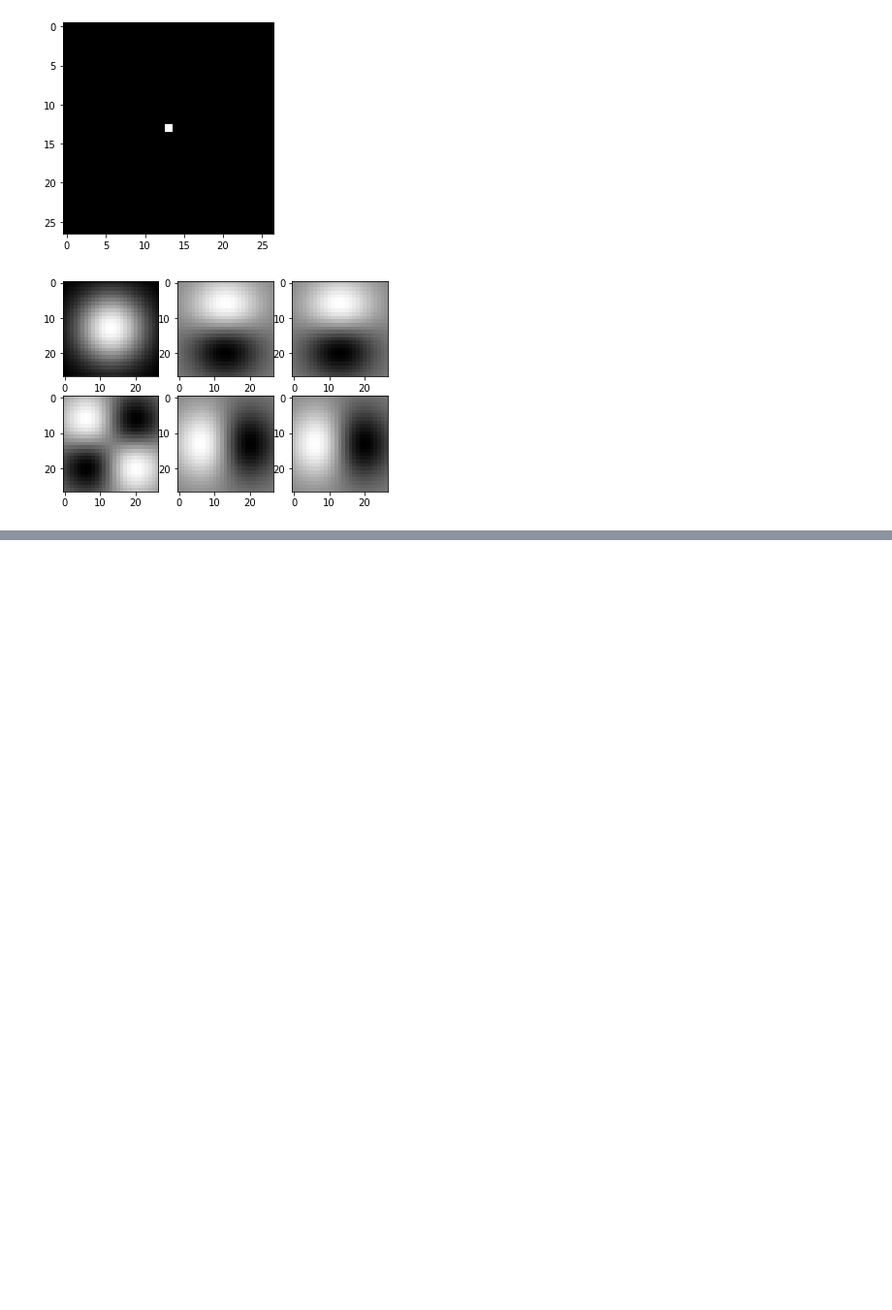
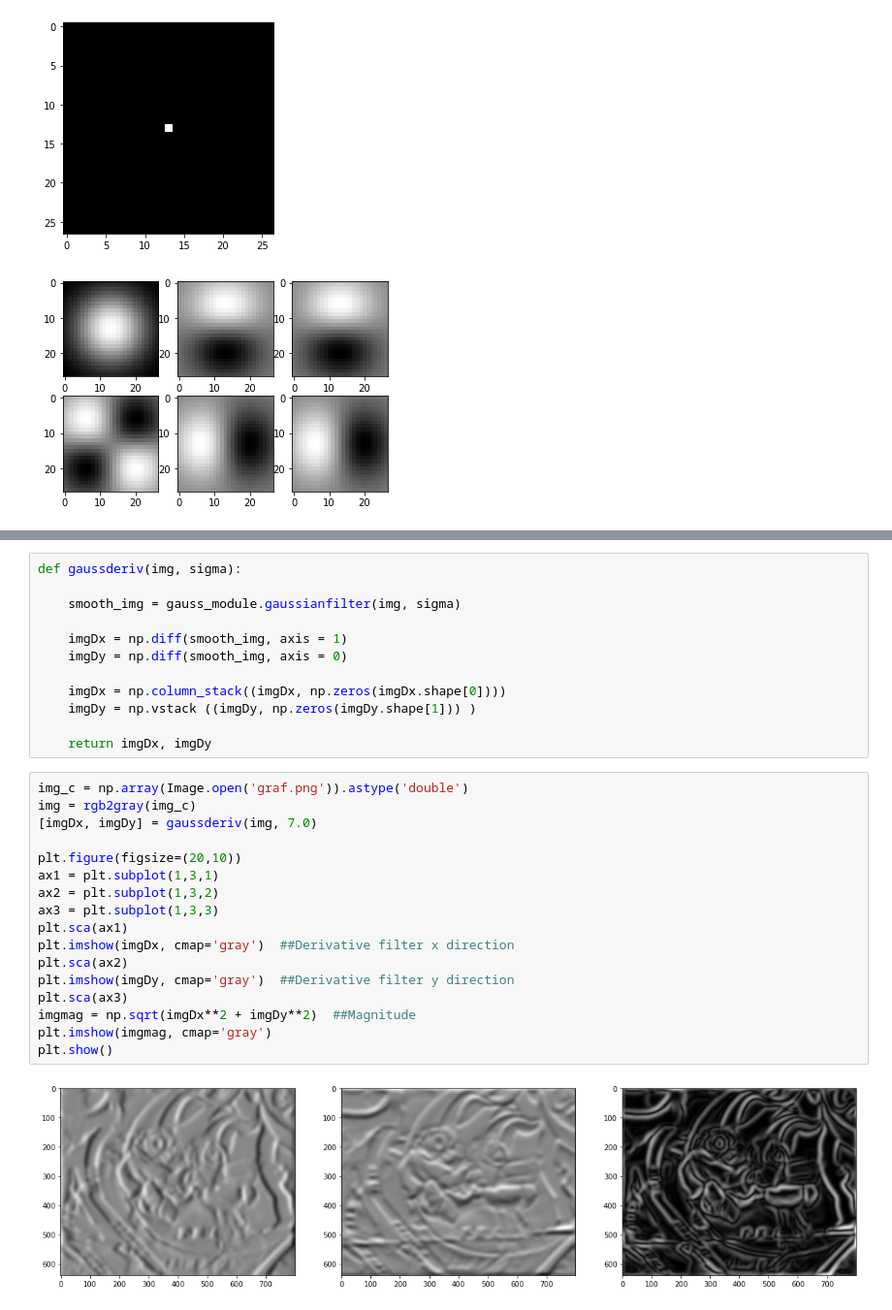
Before and after one commit to lorenzoloretucci/AML-HW1, a Jupyter notebook: Untitled.ipynb, the cells around one changed output, grey strips where cells are left out. Shown: that part at 97% size. Drawn from its saved outputs; the diff is of its cells as text; blank space fills up the shorter version.

```diff
--- a/Untitled.ipynb
+++ b/Untitled.ipynb
@@ -132,0 +166,31 @@ IndentationError: unexpected indent (<ipython-input-6-8872ac4c9936>, line 2)
+# %%
+def gaussderiv(img, sigma):
+
+    smooth_img = gauss_module.gaussianfilter(img, sigma)
+
+    imgDx = np.diff(smooth_img, axis = 1)
+    imgDy = np.diff(smooth_img, axis = 0)
+
+    imgDx = np.column_stack((imgDx, np.zeros(imgDx.shape[0])))
+    imgDy = np.vstack ((imgDy, np.zeros(imgDy.shape[1])) )
+
+    return imgDx, imgDy
+# %%
+img_c = np.array(Image.open('graf.png')).astype('double')
+img = rgb2gray(img_c)
+[imgDx, imgDy] = gaussderiv(img, 7.0)
+
+plt.figure(figsize=(20,10))
+ax1 = plt.subplot(1,3,1)
+ax2 = plt.subplot(1,3,2)
+ax3 = plt.subplot(1,3,3)
+plt.sca(ax1)
+plt.imshow(imgDx, cmap='gray')  ##Derivative filter x direction
+plt.sca(ax2)
+plt.imshow(imgDy, cmap='gray')  ##Derivative filter y direction
+plt.sca(ax3)
+imgmag = np.sqrt(imgDx**2 + imgDy**2)  ##Magnitude
+plt.imshow(imgmag, cmap='gray')
+plt.show()
+# %% [output]
+[figure, added]
```
Also changed, not shown: parts of 13 cells of this notebook.
